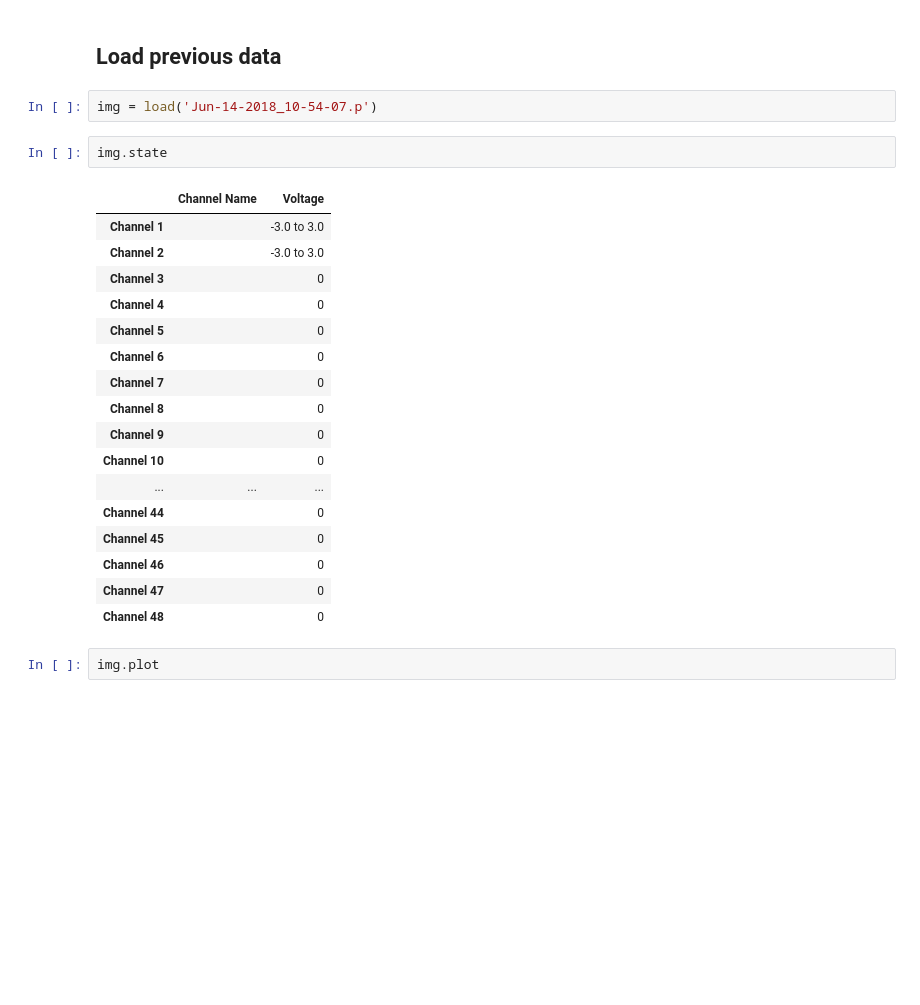
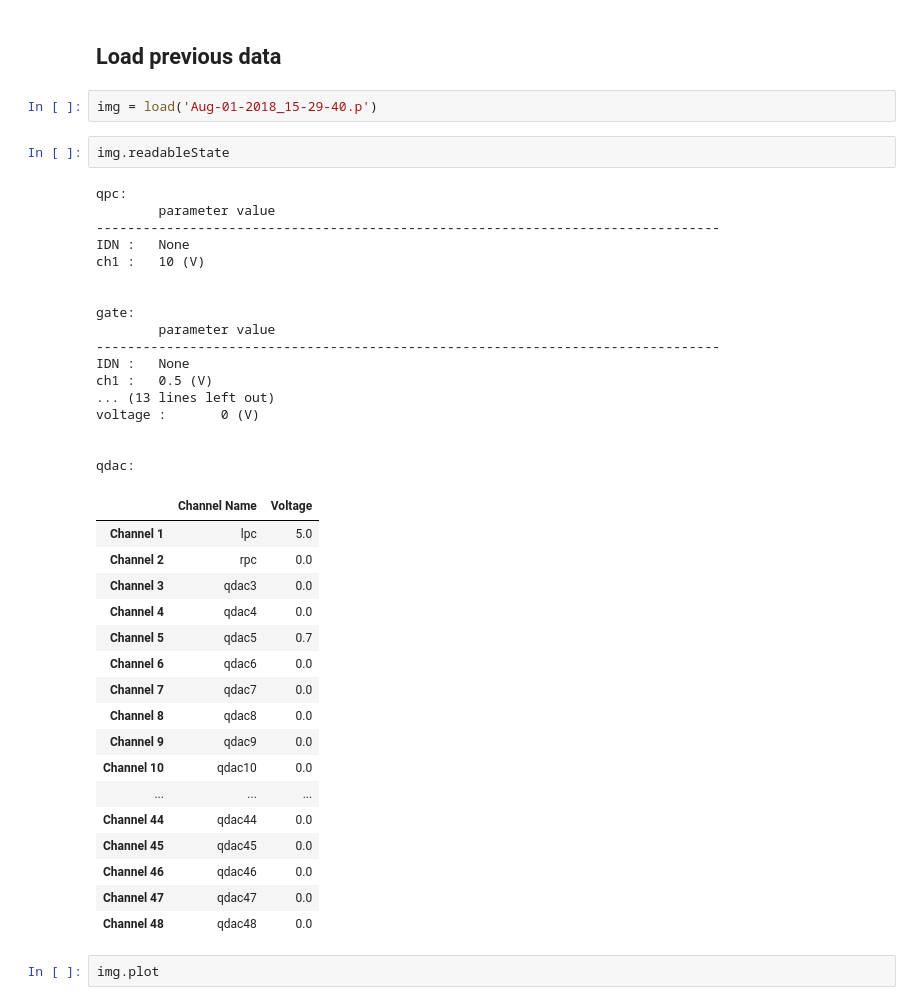
Before and after one commit to dgglab/QDotsPythonCode, a Jupyter notebook: Demo.ipynb, the cells around one changed output. Drawn from its saved outputs; the diff is of its cells as text; blank space fills up the shorter version.

```diff
--- a/Demo.ipynb
+++ b/Demo.ipynb
@@ -127,28 +227,45 @@ mes.abortSweepID(6)
 'Sweep ID 6 aborted'
 # %% [markdown]
 ## Load previous data
-# %%
-img = load('Jun-14-2018_10-54-07.p')
+# %%
+img = load('Aug-01-2018_15-29-40.p')
 # %%
-img.state
+img.readableState
 # %% [output]
+qpc:
+        parameter value
+--------------------------------------------------------------------------------
+IDN :   None
+ch1 :   10 (V)
+
+
+gate:
+        parameter value
+--------------------------------------------------------------------------------
+IDN :   None
+ch1 :   0.5 (V)
+... (13 lines left out)
+voltage :       0 (V)
+
+
+qdac:
 |  | Channel Name | Voltage |
-| Channel 1 |  | -3.0 to 3.0 |
-| Channel 2 |  | -3.0 to 3.0 |
-| Channel 3 |  | 0 |
-| Channel 4 |  | 0 |
-| Channel 5 |  | 0 |
-| Channel 6 |  | 0 |
-| Channel 7 |  | 0 |
-| Channel 8 |  | 0 |
-| Channel 9 |  | 0 |
-| Channel 10 |  | 0 |
+| Channel 1 | lpc | 5.0 |
+| Channel 2 | rpc | 0.0 |
+| Channel 3 | qdac3 | 0.0 |
+| Channel 4 | qdac4 | 0.0 |
+| Channel 5 | qdac5 | 0.7 |
+| Channel 6 | qdac6 | 0.0 |
+| Channel 7 | qdac7 | 0.0 |
+| Channel 8 | qdac8 | 0.0 |
+| Channel 9 | qdac9 | 0.0 |
+| Channel 10 | qdac10 | 0.0 |
 | ... | ... | ... |
-| Channel 44 |  | 0 |
-| Channel 45 |  | 0 |
-| Channel 46 |  | 0 |
-| Channel 47 |  | 0 |
-| Channel 48 |  | 0 |
+| Channel 44 | qdac44 | 0.0 |
+| Channel 45 | qdac45 | 0.0 |
+| Channel 46 | qdac46 | 0.0 |
+| Channel 47 | qdac47 | 0.0 |
+| Channel 48 | qdac48 | 0.0 |
 # %%
 img.plot
 # %% [output]
```
Also changed, not shown: parts of 45 cells of this notebook, 9 other files.
